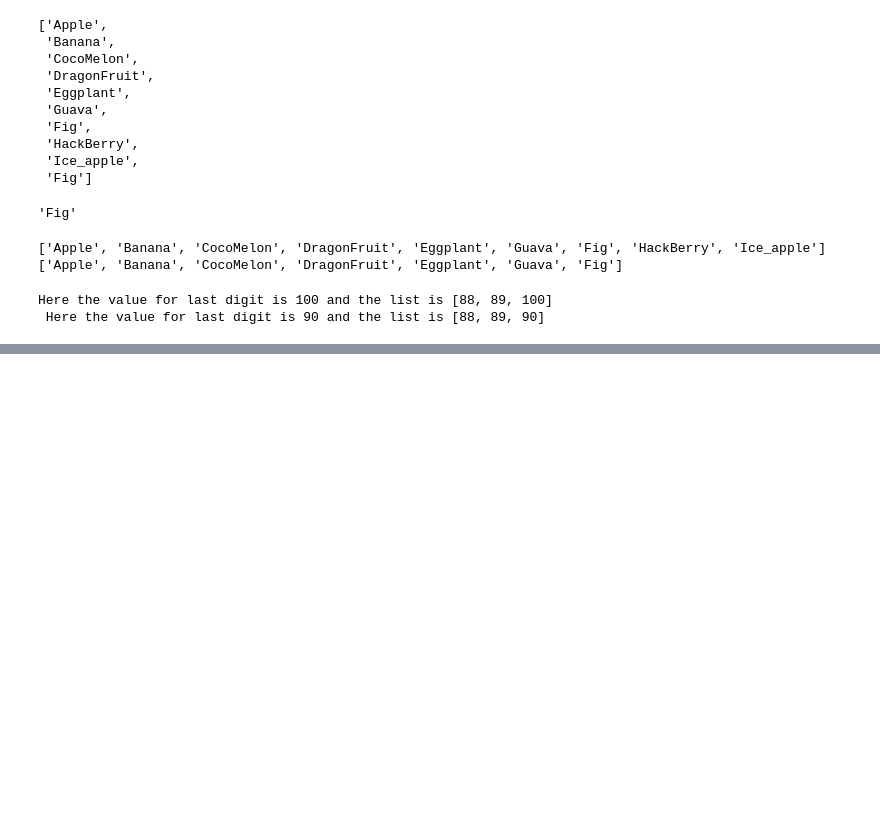
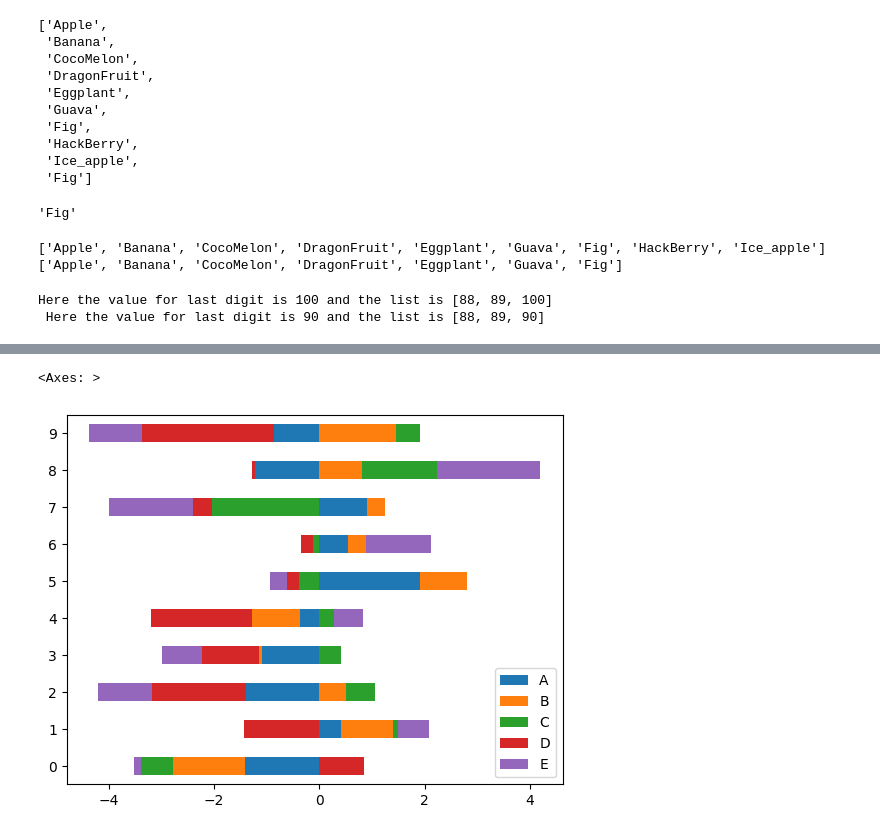
Before and after one commit to sayaanfrah/DSA_Python, a Jupyter notebook: first/second.ipynb, the cells around one changed output, grey strips where cells are left out. Saved outputs shown, nothing was run; the diff lists cells and outputs as text; code cells hidden in the pictures; blank space fills up the shorter version.

```diff
--- a/first/second.ipynb
+++ b/first/second.ipynb
@@ -169,0 +260,3 @@ Here the value for last digit is 100 and the list is [88, 89, 100]
+# %%
+de=pd.DataFrame(np.random.randn(10,5),columns=["A","B","C","D","E"])
+de
@@ -169,0 +275,5 @@ Here the value for last digit is 100 and the list is [88, 89, 100]
+# %%
+de.plot.barh(stacked=True)
+# %% [output]
+<Axes: >
+[figure, added]
```
Also changed, not shown: parts of 10 cells of this notebook.
